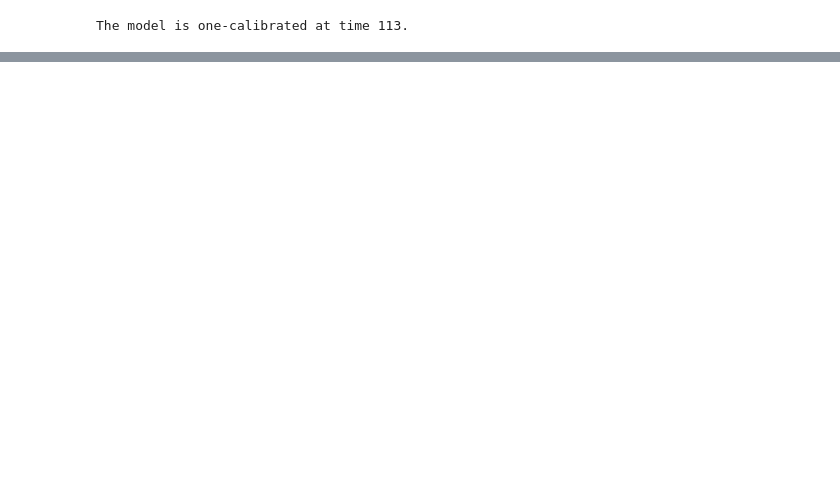
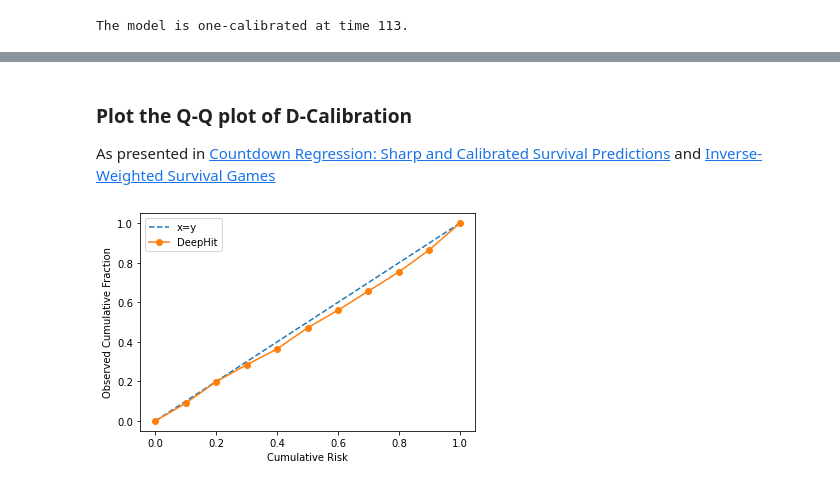
Before and after one commit to shi-ang/SurvivalEVAL, a Jupyter notebook: Examples/Pycox_Example.ipynb, the cells around one changed output, grey strips where cells are left out. Drawn from its saved outputs; the diff is of its cells as text; code cells hidden in the pictures; blank space fills up the shorter version.

```diff
--- a/Examples/Pycox_Example.ipynb
+++ b/Examples/Pycox_Example.ipynb
@@ -182,0 +248,16 @@ The model is d-calibrated!
+# %% [markdown]
+### Plot the Q-Q plot of D-Calibration
+As presented in [Countdown Regression: Sharp and Calibrated Survival Predictions](https://proceedings.mlr.press/v115/avati20a.html) and [Inverse-Weighted Survival Games](https://arxiv.org/abs/2111.08175)
+# %%
+default = np.linspace(0, 1, 11)
+plt.plot(default, default, linestyle='dashed', label="x=y")
+
+fraction = np.concatenate((np.array([0]), bin_statistics))
+plt.plot(default, fraction.cumsum(), 'o-', label="DeepHit")
+
+plt.xlabel("Cumulative Risk")
+plt.ylabel("Observed Cumulative Fraction")
+plt.legend()
+plt.show()
+# %% [output]
+[figure, added]
```
Also changed, not shown: parts of 29 cells of this notebook, 9 other files.
